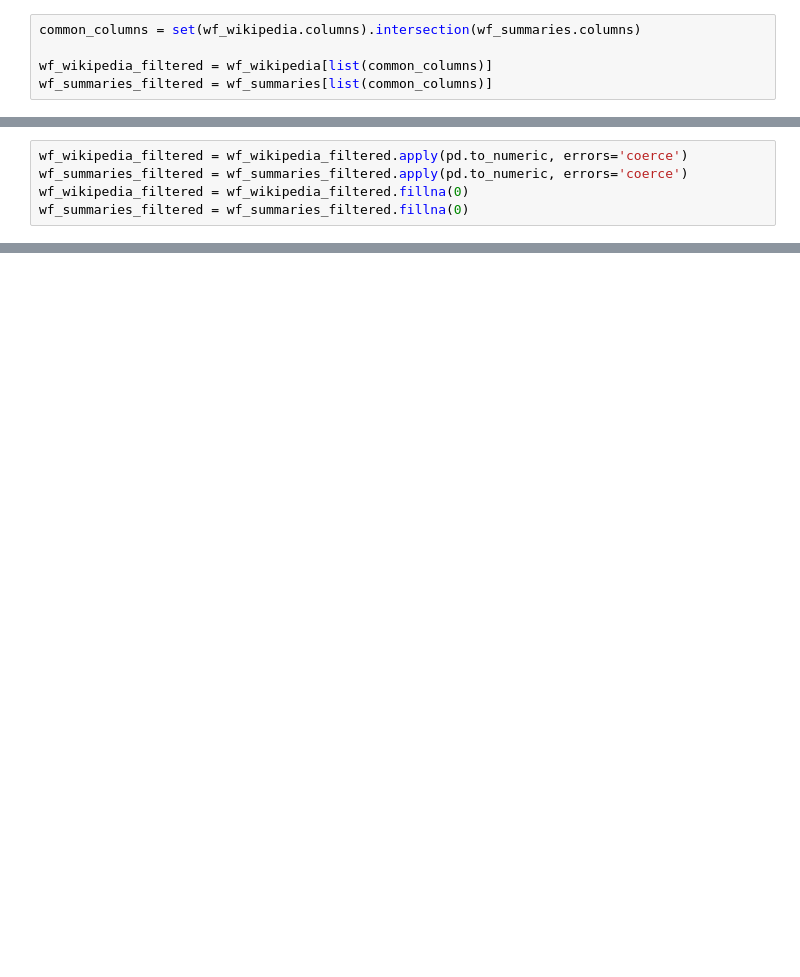
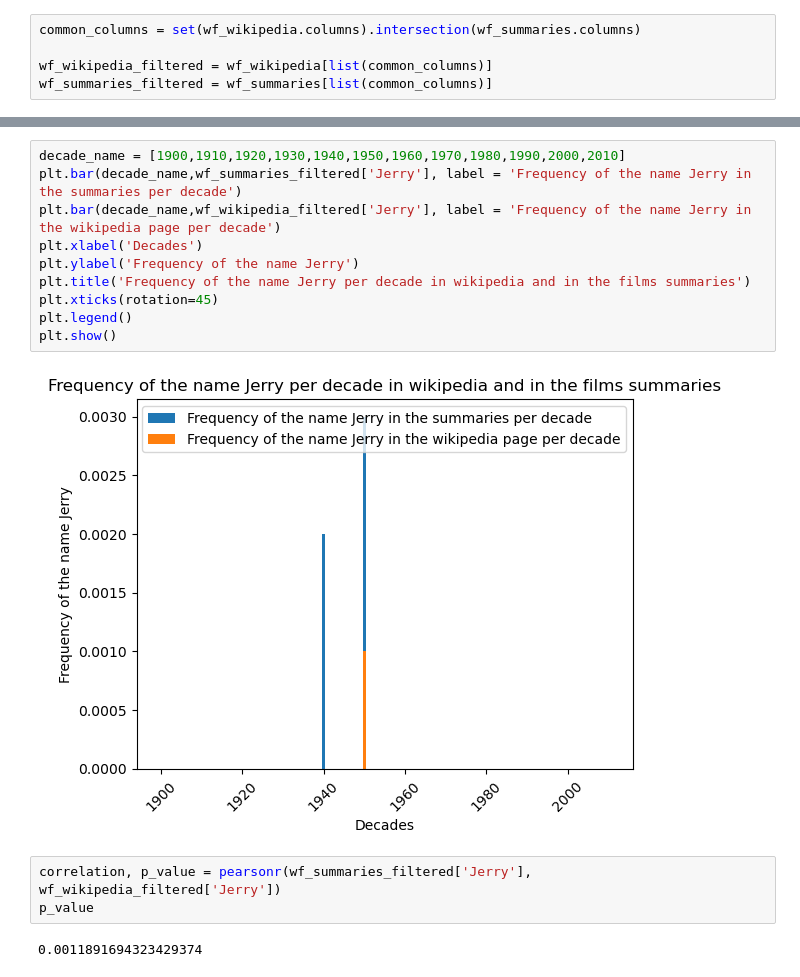
Before and after one commit to epfl-ada/ada-2024-project-analyticaldementialavengers, a Jupyter notebook: statistical analysis.ipynb, the cells around one changed output, grey strips where cells are left out. Drawn from its saved outputs; the diff is of its cells as text; blank space fills up the shorter version.

```diff
--- a/statistical analysis.ipynb
+++ b/statistical analysis.ipynb
@@ -45,5 +64,0 @@ wf_summaries_filtered.drop(['Unnamed: 0'], axis = 1)
-# %%
-wf_wikipedia_filtered = wf_wikipedia_filtered.apply(pd.to_numeric, errors='coerce')
-wf_summaries_filtered = wf_summaries_filtered.apply(pd.to_numeric, errors='coerce')
-wf_wikipedia_filtered = wf_wikipedia_filtered.fillna(0)
-wf_summaries_filtered = wf_summaries_filtered.fillna(0)
@@ -93,0 +81,17 @@ Colonne : Unnamed: 0, Optimal lag : -10, Correlation : nan, p-value : nan
+# %%
+decade_name = [1900,1910,1920,1930,1940,1950,1960,1970,1980,1990,2000,2010]
+plt.bar(decade_name,wf_summaries_filtered['Jerry'], label = 'Frequency of the name Jerry in the summaries per decade')
+plt.bar(decade_name,wf_wikipedia_filtered['Jerry'], label = 'Frequency of the name Jerry in the wikipedia page per decade')
+plt.xlabel('Decades')
+plt.ylabel('Frequency of the name Jerry')
+plt.title('Frequency of the name Jerry per decade in wikipedia and in the films summaries')
+plt.xticks(rotation=45)
+plt.legend()
+plt.show()
+# %% [output]
+[figure, added]
+# %%
+correlation, p_value = pearsonr(wf_summaries_filtered['Jerry'], wf_wikipedia_filtered['Jerry'])
+p_value
+# %% [output]
+0.0011891694323429374
```
Also changed, not shown: parts of 12 cells of this notebook, 6 other files.
